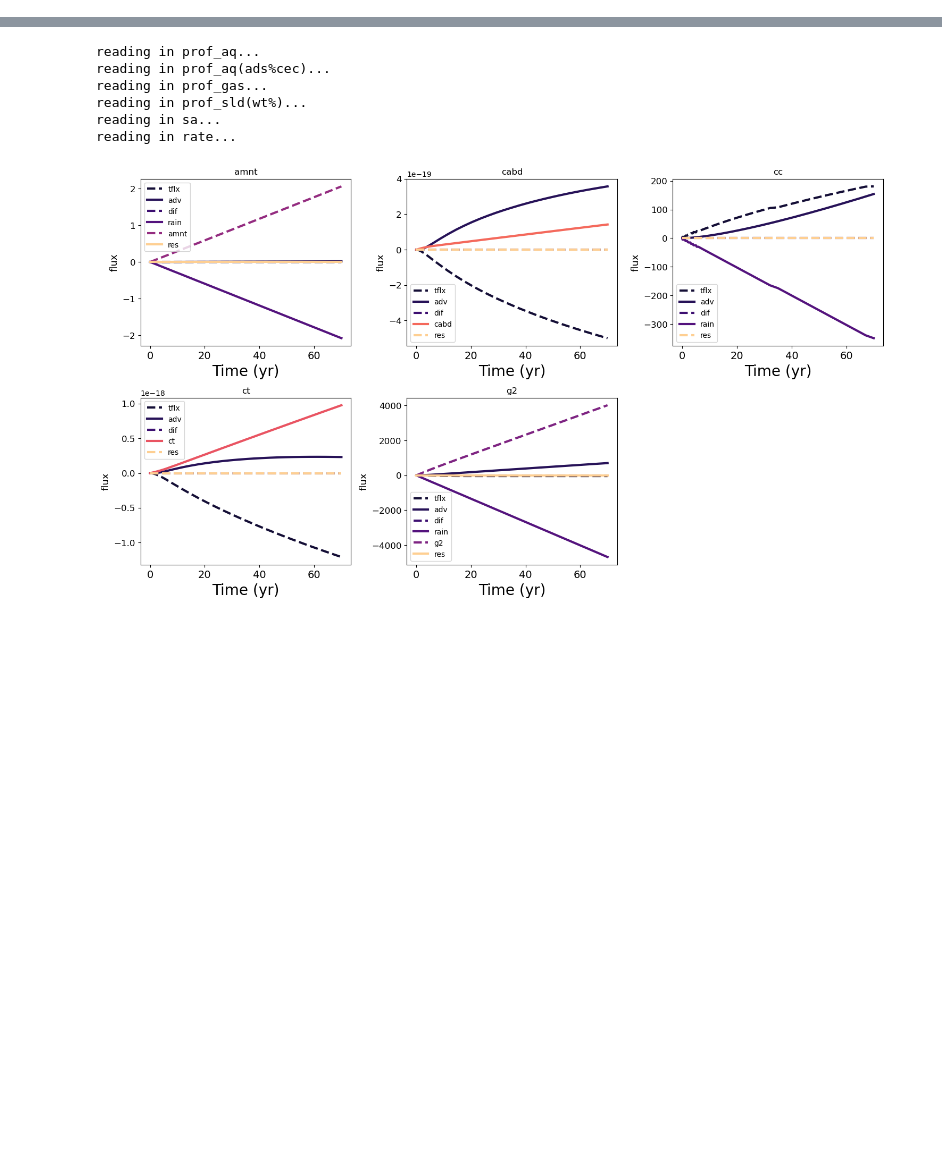
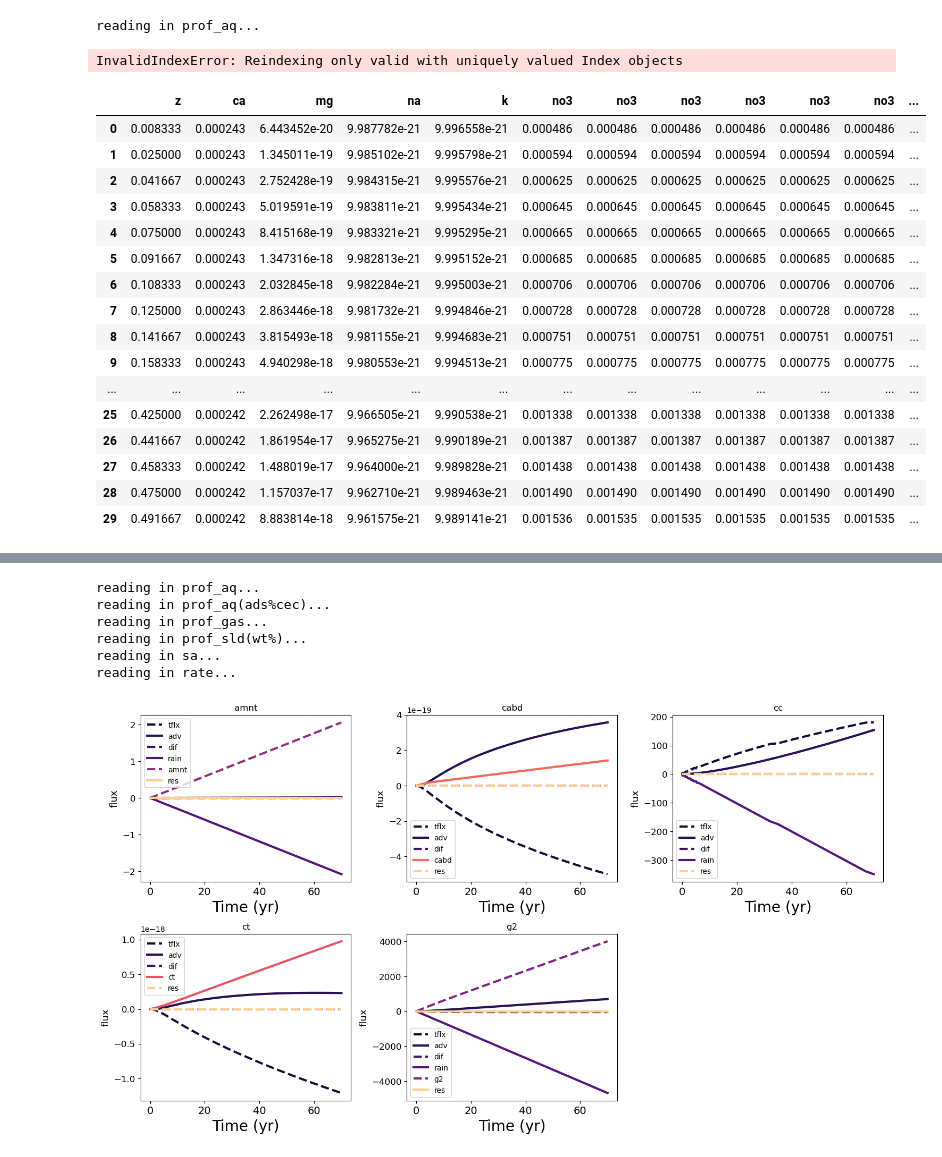
Before and after one commit to carbonplan/aglime-swap-cdr, a Jupyter notebook: scepter/process/runs/generate-overview-plots-noBatchFile.ipynb, the cells around one changed output, grey strips where cells are left out. Cells and saved outputs as stored; diff of their text form; code cells hidden in the pictures; blank space fills up the shorter version.

```diff
--- a/scepter/process/runs/generate-overview-plots-noBatchFile.ipynb
+++ b/scepter/process/runs/generate-overview-plots-noBatchFile.ipynb
@@ -570,0 +565,50 @@ reading in bsd...
+# %%
+# read out status
+print("reading in " + var + "...")
+# set pattern
+fn_pattern = f"{var}-*{fn_ext}"
+# get list of filenames
+file_paths = glob.glob(f"{prof_path}/{fn_pattern}")
+
+# read in data and concatenate
+df = pd.DataFrame()
+# %% [output]
+reading in prof_aq...
+# %%
+for file_path in file_paths:
+    # check for special case
+    if (
+        ("restart" in file_path)
+        or ("save" in file_path)
+        or ("prof_aq-DIC-" in file_path)
+    ):
+        continue
+    dfi = preprocess_txt(file_path)
+    # apply pd.to_numeric to all columns using the "map" method
+    dfi = dfi.map(pd.to_numeric)
+    # add var
+    dfi["var"] = var
+    # combine
+    df = pd.concat([df, dfi], ignore_index=True)
+# %% [output]
+InvalidIndexError: Reindexing only valid with uniquely valued Index objects
+# %%
+dfi
+# %% [output]
+|  | z | ca | mg | na | k | no3 | no3 | no3 | no3 | no3 | no3 | ... |
+| 0 | 0.008333 | 0.000243 | 6.443452e-20 | 9.987782e-21 | 9.996558e-21 | 0.000486 | 0.000486 | 0.000486 | 0.000486 | 0.000486 | 0.000486 | ... |
+| 1 | 0.025000 | 0.000243 | 1.345011e-19 | 9.985102e-21 | 9.995798e-21 | 0.000594 | 0.000594 | 0.000594 | 0.000594 | 0.000594 | 0.000594 | ... |
+| 2 | 0.041667 | 0.000243 | 2.752428e-19 | 9.984315e-21 | 9.995576e-21 | 0.000625 | 0.000625 | 0.000625 | 0.000625 | 0.000625 | 0.000625 | ... |
+| 3 | 0.058333 | 0.000243 | 5.019591e-19 | 9.983811e-21 | 9.995434e-21 | 0.000645 | 0.000645 | 0.000645 | 0.000645 | 0.000645 | 0.000645 | ... |
+| 4 | 0.075000 | 0.000243 | 8.415168e-19 | 9.983321e-21 | 9.995295e-21 | 0.000665 | 0.000665 | 0.000665 | 0.000665 | 0.000665 | 0.000665 | ... |
+| 5 | 0.091667 | 0.000243 | 1.347316e-18 | 9.982813e-21 | 9.995152e-21 | 0.000685 | 0.000685 | 0.000685 | 0.000685 | 0.000685 | 0.000685 | ... |
+| 6 | 0.108333 | 0.000243 | 2.032845e-18 | 9.982284e-21 | 9.995003e-21 | 0.000706 | 0.000706 | 0.000706 | 0.000706 | 0.000706 | 0.000706 | ... |
+| 7 | 0.125000 | 0.000243 | 2.863446e-18 | 9.981732e-21 | 9.994846e-21 | 0.000728 | 0.000728 | 0.000728 | 0.000728 | 0.000728 | 0.000728 | ... |
+| 8 | 0.141667 | 0.000243 | 3.815493e-18 | 9.981155e-21 | 9.994683e-21 | 0.000751 | 0.000751 | 0.000751 | 0.000751 | 0.000751 | 0.000751 | ... |
+| 9 | 0.158333 | 0.000243 | 4.940298e-18 | 9.980553e-21 | 9.994513e-21 | 0.000775 | 0.000775 | 0.000775 | 0.000775 | 0.000775 | 0.000775 | ... |
+| ... | ... | ... | ... | ... | ... | ... | ... | ... | ... | ... | ... | ... |
+| 25 | 0.425000 | 0.000242 | 2.262498e-17 | 9.966505e-21 | 9.990538e-21 | 0.001338 | 0.001338 | 0.001338 | 0.001338 | 0.001338 | 0.001338 | ... |
+| 26 | 0.441667 | 0.000242 | 1.861954e-17 | 9.965275e-21 | 9.990189e-21 | 0.001387 | 0.001387 | 0.001387 | 0.001387 | 0.001387 | 0.001387 | ... |
+| 27 | 0.458333 | 0.000242 | 1.488019e-17 | 9.964000e-21 | 9.989828e-21 | 0.001438 | 0.001438 | 0.001438 | 0.001438 | 0.001438 | 0.001438 | ... |
+| 28 | 0.475000 | 0.000242 | 1.157037e-17 | 9.962710e-21 | 9.989463e-21 | 0.001490 | 0.001490 | 0.001490 | 0.001490 | 0.001490 | 0.001490 | ... |
+| 29 | 0.491667 | 0.000242 | 8.883814e-18 | 9.961575e-21 | 9.989141e-21 | 0.001536 | 0.001535 | 0.001535 | 0.001535 | 0.001535 | 0.001535 | ... |
```
Also changed, not shown: parts of 5 cells of this notebook, 14 other files.
